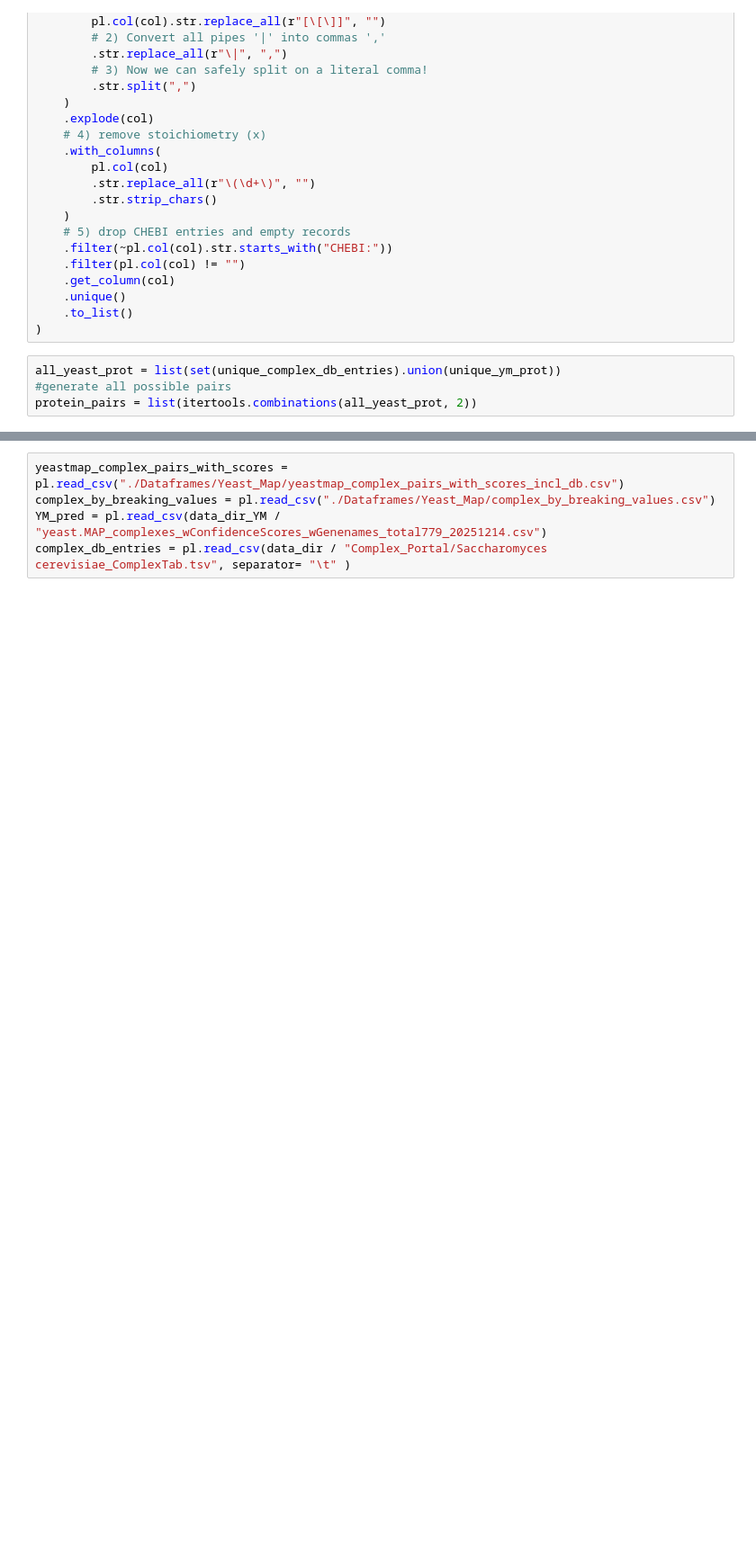
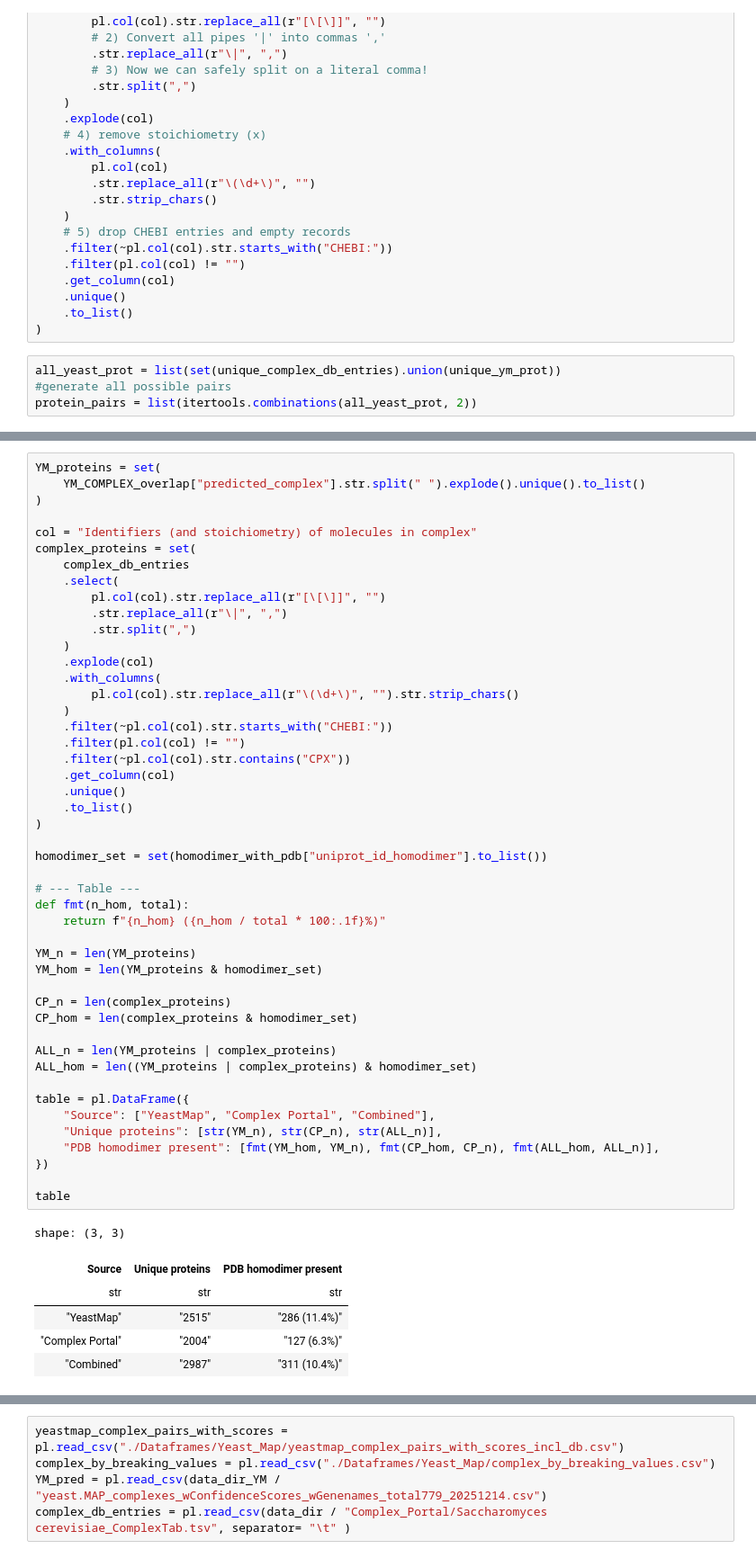
Before and after one commit to Kim-Dammer/master_thesis, a Jupyter notebook: notebooks/05_generate_CF_set.ipynb, the cells around one changed output, grey strips where cells are left out. Shown at 90% size. Saved outputs shown, nothing was run; the diff lists cells and outputs as text; blank space fills up the shorter version.

```diff
--- a/notebooks/05_generate_CF_set.ipynb
+++ b/notebooks/05_generate_CF_set.ipynb
@@ -180,0 +381,54 @@ heterodimer_iptm = pl.read_csv(data_dir/"Pipeline/iptm_scores.csv")
+# %%
+YM_proteins = set(
+    YM_COMPLEX_overlap["predicted_complex"].str.split(" ").explode().unique().to_list()
+)
+
+col = "Identifiers (and stoichiometry) of molecules in complex"
+complex_proteins = set(
+    complex_db_entries
+    .select(
+        pl.col(col).str.replace_all(r"[\[\]]", "")
+        .str.replace_all(r"\|", ",")
+        .str.split(",")
+    )
+    .explode(col)
+    .with_columns(
+        pl.col(col).str.replace_all(r"\(\d+\)", "").str.strip_chars()
+    )
+    .filter(~pl.col(col).str.starts_with("CHEBI:"))
+    .filter(pl.col(col) != "")
+    .filter(~pl.col(col).str.contains("CPX"))
+    .get_column(col)
+    .unique()
+    .to_list()
+)
+
+homodimer_set = set(homodimer_with_pdb["uniprot_id_homodimer"].to_list())
+
+# --- Table ---
+def fmt(n_hom, total):
+    return f"{n_hom} ({n_hom / total * 100:.1f}%)"
+
+YM_n = len(YM_proteins)
+YM_hom = len(YM_proteins & homodimer_set)
+
+CP_n = len(complex_proteins)
+CP_hom = len(complex_proteins & homodimer_set)
+
+ALL_n = len(YM_proteins | complex_proteins)
+ALL_hom = len((YM_proteins | complex_proteins) & homodimer_set)
+
+table = pl.DataFrame({
+    "Source": ["YeastMap", "Complex Portal", "Combined"],
+    "Unique proteins": [str(YM_n), str(CP_n), str(ALL_n)],
+    "PDB homodimer present": [fmt(YM_hom, YM_n), fmt(CP_hom, CP_n), fmt(ALL_hom, ALL_n)],
+})
+
+table
+# %% [output]
+shape: (3, 3)
+| Source | Unique proteins | PDB homodimer present |
+| str | str | str |
+| "YeastMap" | "2515" | "286 (11.4%)" |
+| "Complex Portal" | "2004" | "127 (6.3%)" |
+| "Combined" | "2987" | "311 (10.4%)" |
```
Also changed, not shown: parts of 31 cells of this notebook, 11 other files.
